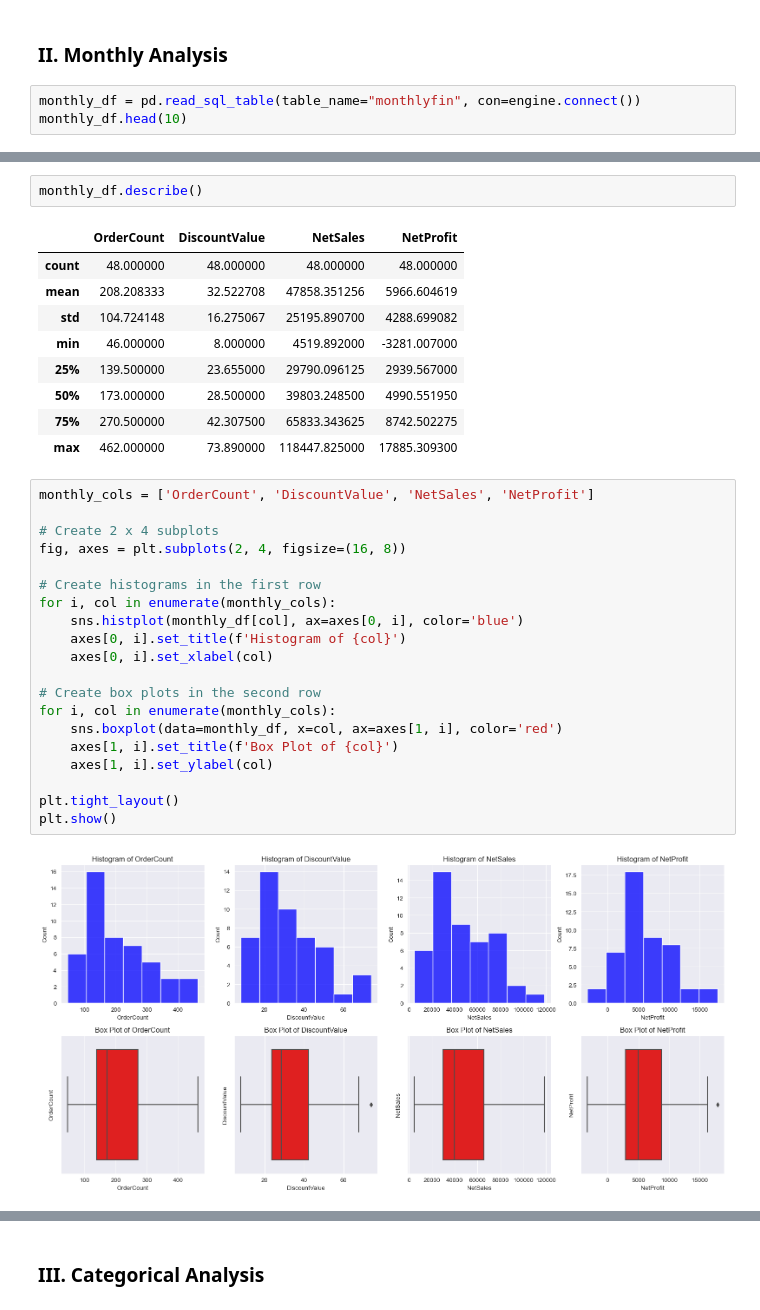
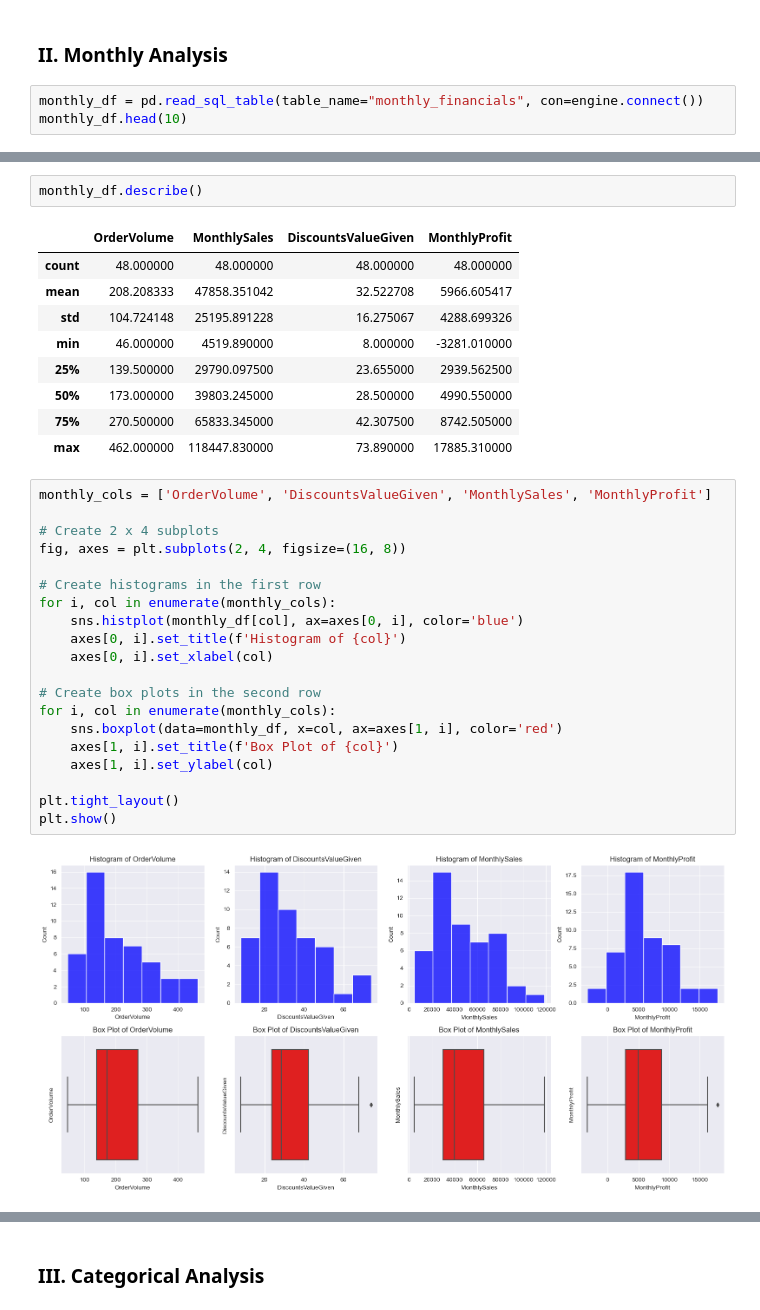
Before and after one commit to Road2Data/P4-Superstore-Sales, a Jupyter notebook: analysis.ipynb, the cells around one changed output, grey strips where cells are left out. Saved outputs shown, nothing was run; the diff lists cells and outputs as text.

```diff
--- a/analysis.ipynb
+++ b/analysis.ipynb
@@ -33,6 +34,6 @@ engine = create_engine(url)
 # %% [markdown]
 ### II. Monthly Analysis
 # %%
-monthly_df = pd.read_sql_table(table_name="monthlyfin", con=engine.connect())
+monthly_df = pd.read_sql_table(table_name="monthly_financials", con=engine.connect())
 monthly_df.head(10)
 # %% [output]
@@ -54,37 +55,37 @@ px.line(data_frame=monthly_df, x="YearMonth", y=["NetSales", "NetProfit"], title
 # %%
 monthly_df.describe()
 # %% [output]
-|  | OrderCount | DiscountValue | NetSales | NetProfit |
+|  | OrderVolume | MonthlySales | DiscountsValueGiven | MonthlyProfit |
 | count | 48.000000 | 48.000000 | 48.000000 | 48.000000 |
-| mean | 208.208333 | 32.522708 | 47858.351256 | 5966.604619 |
-| std | 104.724148 | 16.275067 | 25195.890700 | 4288.699082 |
-| min | 46.000000 | 8.000000 | 4519.892000 | -3281.007000 |
-| 25% | 139.500000 | 23.655000 | 29790.096125 | 2939.567000 |
-| 50% | 173.000000 | 28.500000 | 39803.248500 | 4990.551950 |
-| 75% | 270.500000 | 42.307500 | 65833.343625 | 8742.502275 |
-| max | 462.000000 | 73.890000 | 118447.825000 | 17885.309300 |
+| mean | 208.208333 | 47858.351042 | 32.522708 | 5966.605417 |
+| std | 104.724148 | 25195.891228 | 16.275067 | 4288.699326 |
+| min | 46.000000 | 4519.890000 | 8.000000 | -3281.010000 |
+| 25% | 139.500000 | 29790.097500 | 23.655000 | 2939.562500 |
+| 50% | 173.000000 | 39803.245000 | 28.500000 | 4990.550000 |
+| 75% | 270.500000 | 65833.345000 | 42.307500 | 8742.505000 |
+| max | 462.000000 | 118447.830000 | 73.890000 | 17885.310000 |
 # %%
-monthly_cols = ['OrderCount', 'DiscountValue', 'NetSales', 'NetProfit']
+monthly_cols = ['OrderVolume', 'DiscountsValueGiven', 'MonthlySales', 'MonthlyProfit']
 
 # Create 2 x 4 subplots
 fig, axes = plt.subplots(2, 4, figsize=(16, 8))
 
 # Create histograms in the first row
 for i, col in enumerate(monthly_cols):
     sns.histplot(monthly_df[col], ax=axes[0, i], color='blue')
     axes[0, i].set_title(f'Histogram of {col}')
     axes[0, i].set_xlabel(col)
 
 # Create box plots in the second row
 for i, col in enumerate(monthly_cols):
     sns.boxplot(data=monthly_df, x=col, ax=axes[1, i], color='red')
     axes[1, i].set_title(f'Box Plot of {col}')
     axes[1, i].set_ylabel(col)
 
 plt.tight_layout()
 plt.show()
 # %% [output]
-[figure, old version]
+[figure, new version]
 # %%
 # Shapiro-Wilk test for normality of the variables within monthly_df
 print("Normal Variables:")
```
Also changed, not shown: parts of 13 cells of this notebook, 5 other files.
